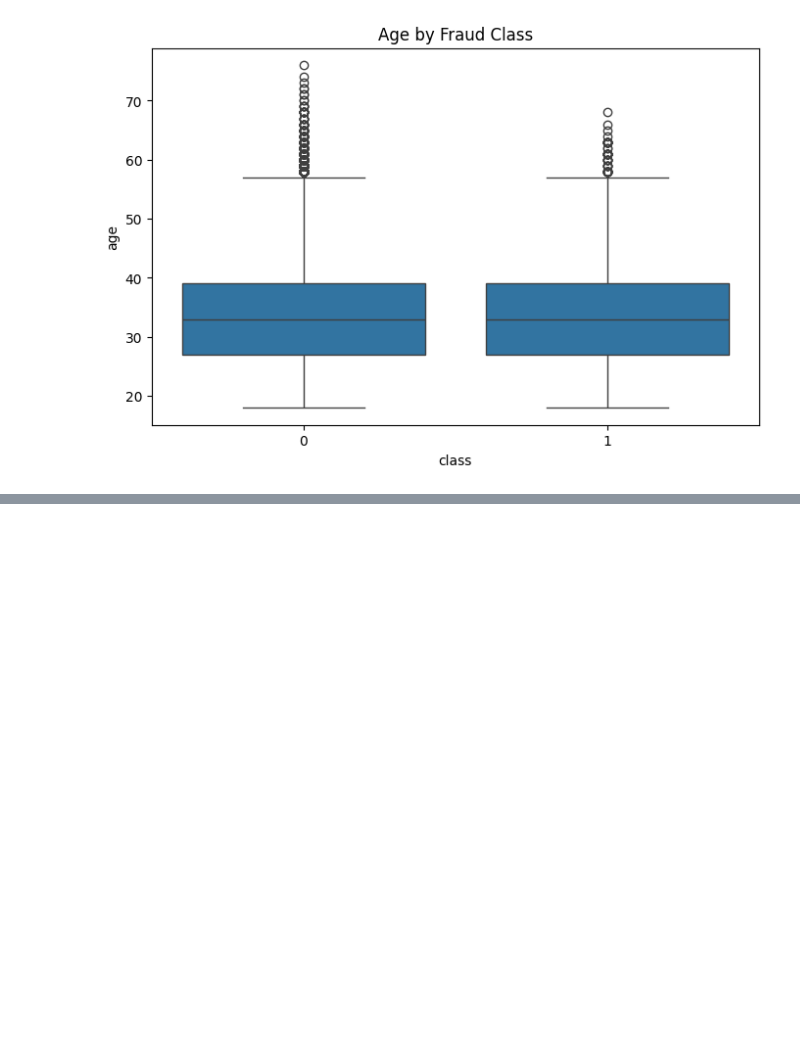
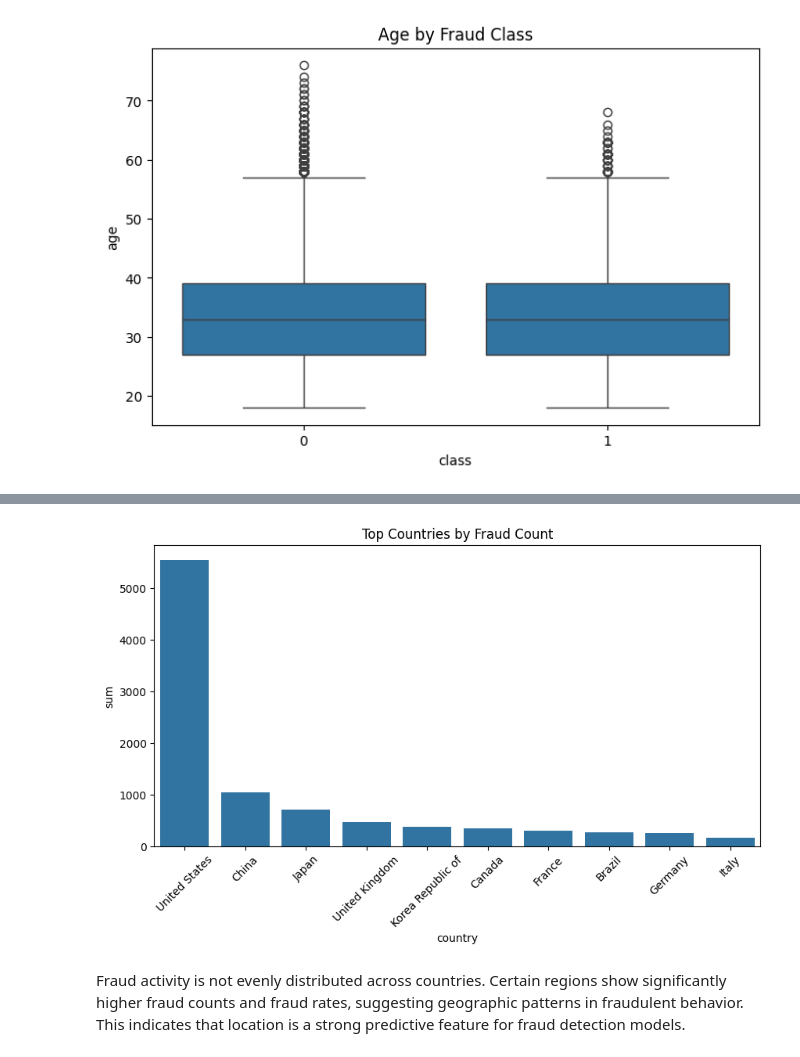
Before and after one commit to Maria-Biruk/fraud-detection, a Jupyter notebook: notebooks/eda-fraud-data.ipynb, the cells around one changed output, grey strips where cells are left out. Saved outputs shown, nothing was run; the diff lists cells and outputs as text; code cells hidden in the pictures; blank space fills up the shorter version.

Commit message:
Complete Task 1: EDA, feature engineering, and geolocation merge

```diff
--- a/notebooks/eda-fraud-data.ipynb
+++ b/notebooks/eda-fraud-data.ipynb
@@ -520,0 +557,13 @@ plt.show()
+# %%
+fraud_country = pd.merge_asof(
+    fraud_df,
+    ip_df,
+    left_on='ip_address',
+    right_on='lower_bound_ip_address',
+    direction='backward'
+)
+# %%
+fraud_country = fraud_country[
+    fraud_country['ip_address']
+    <= fraud_country['upper_bound_ip_address']
+]
@@ -520,0 +603,5 @@ plt.show()
+# %%
+country_fraud = fraud_country.groupby('country')['class'].agg(['count', 'sum'])
+country_fraud = country_fraud.sort_values('sum', ascending=False)
+
+country_fraud.head(10)
@@ -520,0 +621,3 @@ plt.show()
+# %%
+country_fraud['fraud_rate'] = country_fraud['sum'] / country_fraud['count']
+country_fraud.sort_values('fraud_rate', ascending=False).head(10)
@@ -520,0 +637,12 @@ plt.show()
+# %%
+top_countries = country_fraud.sort_values('sum', ascending=False).head(10)
+
+plt.figure(figsize=(10,5))
+sns.barplot(x=top_countries.index, y=top_countries['sum'])
+plt.xticks(rotation=45)
+plt.title("Top Countries by Fraud Count")
+plt.show()
+# %% [output]
+[figure, added]
+# %% [markdown]
+Fraud activity is not evenly distributed across countries. Certain regions show significantly higher fraud counts and fraud rates, suggesting geographic patterns in fraudulent behavior. This indicates that location is a strong predictive feature for fraud detection models.
```
Also changed, not shown: parts of 33 cells of this notebook.
